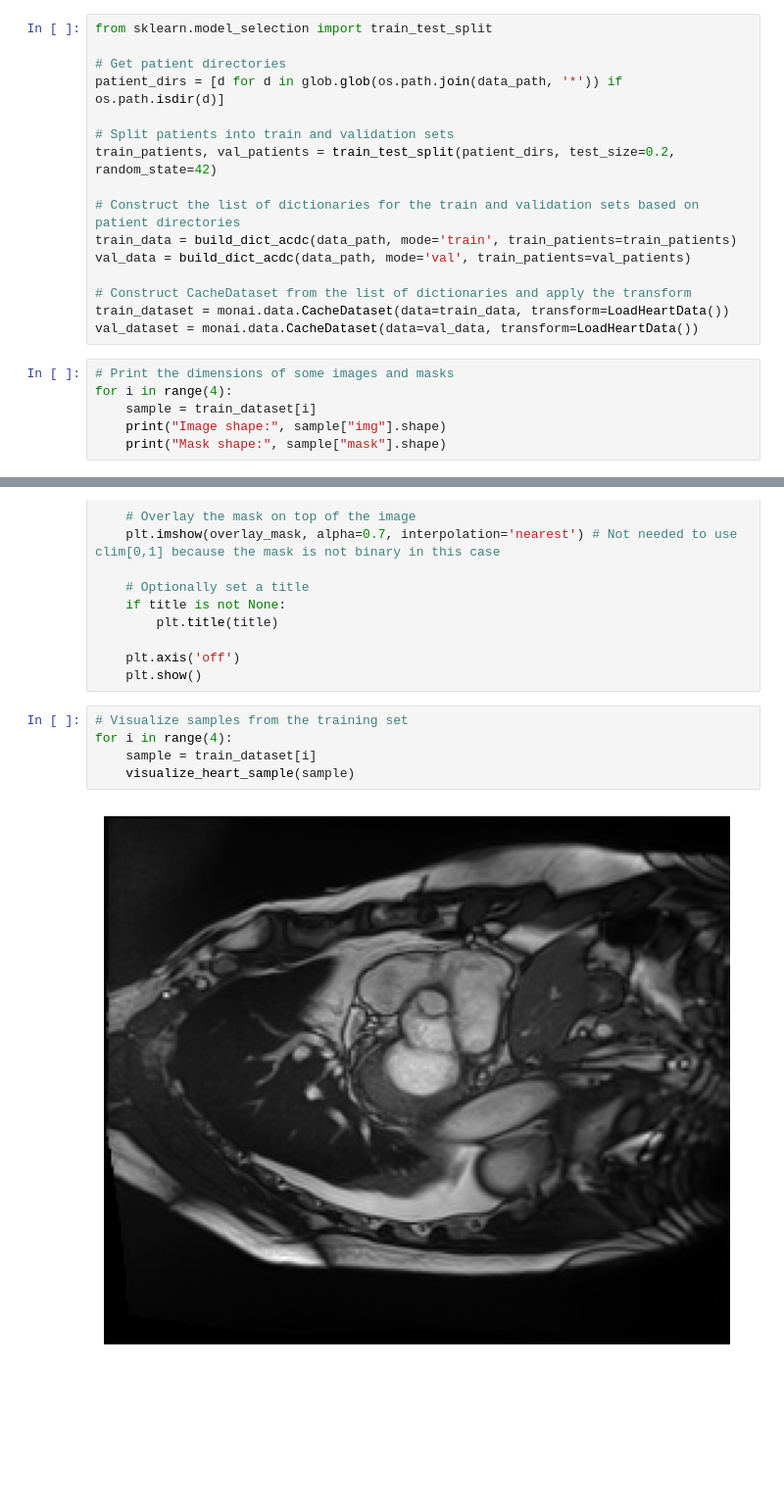
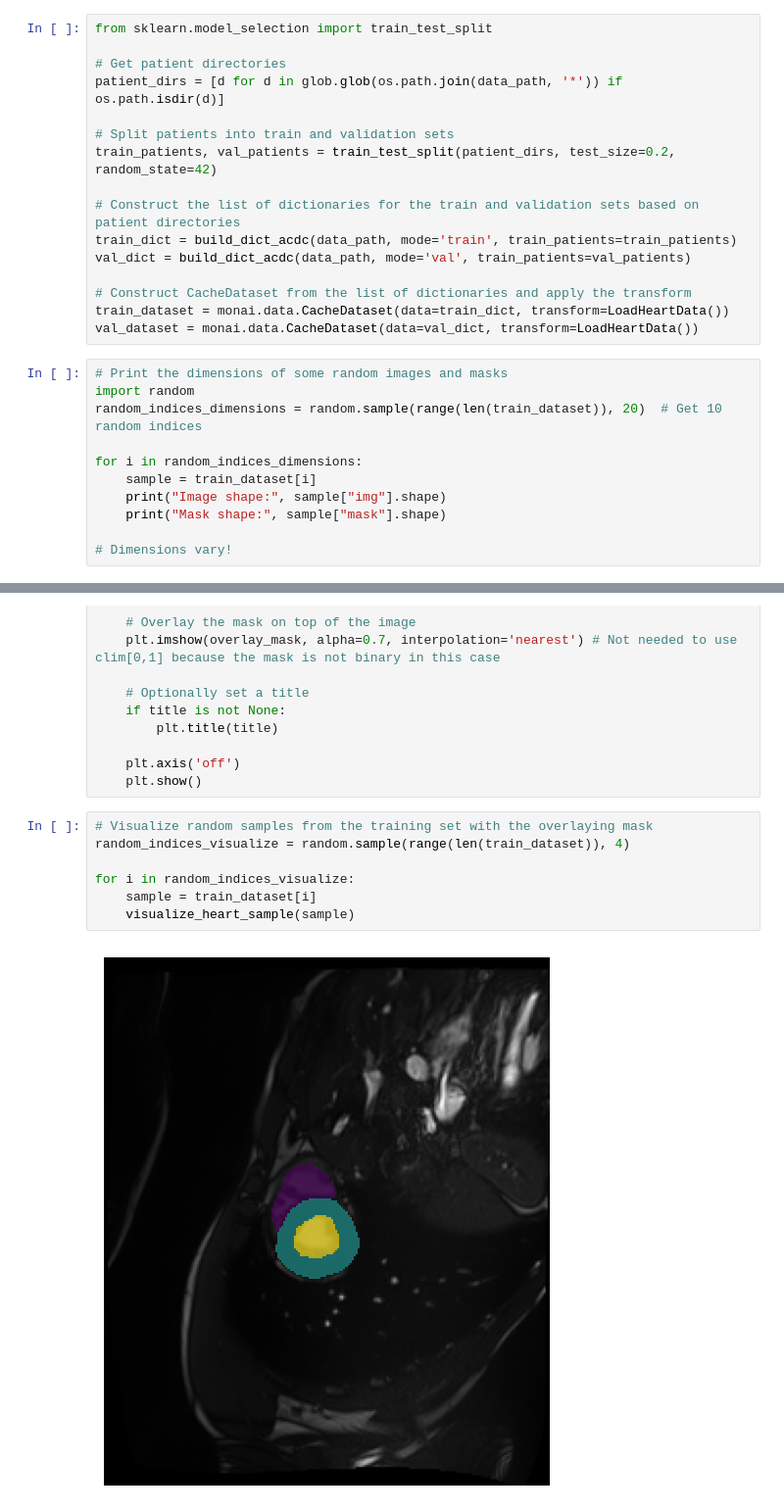
Before and after one commit to KarlijnLeussink/DLMIA, a Jupyter notebook: Script.ipynb, the cells around one changed output, grey strips where cells are left out. Shown at 98% size. Saved outputs shown, nothing was run; the diff lists cells and outputs as text; blank space fills up the shorter version.

```diff
--- a/Script.ipynb
+++ b/Script.ipynb
@@ -127,16 +135,21 @@ patient_dirs = [d for d in glob.glob(os.path.join(data_path, '*')) if os.path.is
 train_patients, val_patients = train_test_split(patient_dirs, test_size=0.2, random_state=42)
 
 # Construct the list of dictionaries for the train and validation sets based on patient directories
-train_data = build_dict_acdc(data_path, mode='train', train_patients=train_patients)
-val_data = build_dict_acdc(data_path, mode='val', train_patients=val_patients)
+train_dict = build_dict_acdc(data_path, mode='train', train_patients=train_patients)
+val_dict = build_dict_acdc(data_path, mode='val', train_patients=val_patients)
 
 # Construct CacheDataset from the list of dictionaries and apply the transform
-train_dataset = monai.data.CacheDataset(data=train_data, transform=LoadHeartData())
-val_dataset = monai.data.CacheDataset(data=val_data, transform=LoadHeartData())
+train_dataset = monai.data.CacheDataset(data=train_dict, transform=LoadHeartData())
+val_dataset = monai.data.CacheDataset(data=val_dict, transform=LoadHeartData())
 # %%
-# Print the dimensions of some images and masks
-for i in range(4):
+# Print the dimensions of some random images and masks
+import random
+random_indices_dimensions = random.sample(range(len(train_dataset)), 20)  # Get 10 random indices
+
+for i in random_indices_dimensions:
     sample = train_dataset[i]
     print("Image shape:", sample["img"].shape)
     print("Mask shape:", sample["mask"].shape)
+
+# Dimensions vary!
 # %% [output]
@@ -179,9 +201,11 @@ def visualize_heart_sample(sample, title=None):
     plt.axis('off')
     plt.show()
 # %%
-# Visualize samples from the training set
-for i in range(4):
+# Visualize random samples from the training set with the overlaying mask
+random_indices_visualize = random.sample(range(len(train_dataset)), 4)
+
+for i in random_indices_visualize:
     sample = train_dataset[i]
     visualize_heart_sample(sample)
 # %% [output]
-[figure, old version]
+[figure, new version]
```
Also changed, not shown: parts of 6 cells of this notebook.
